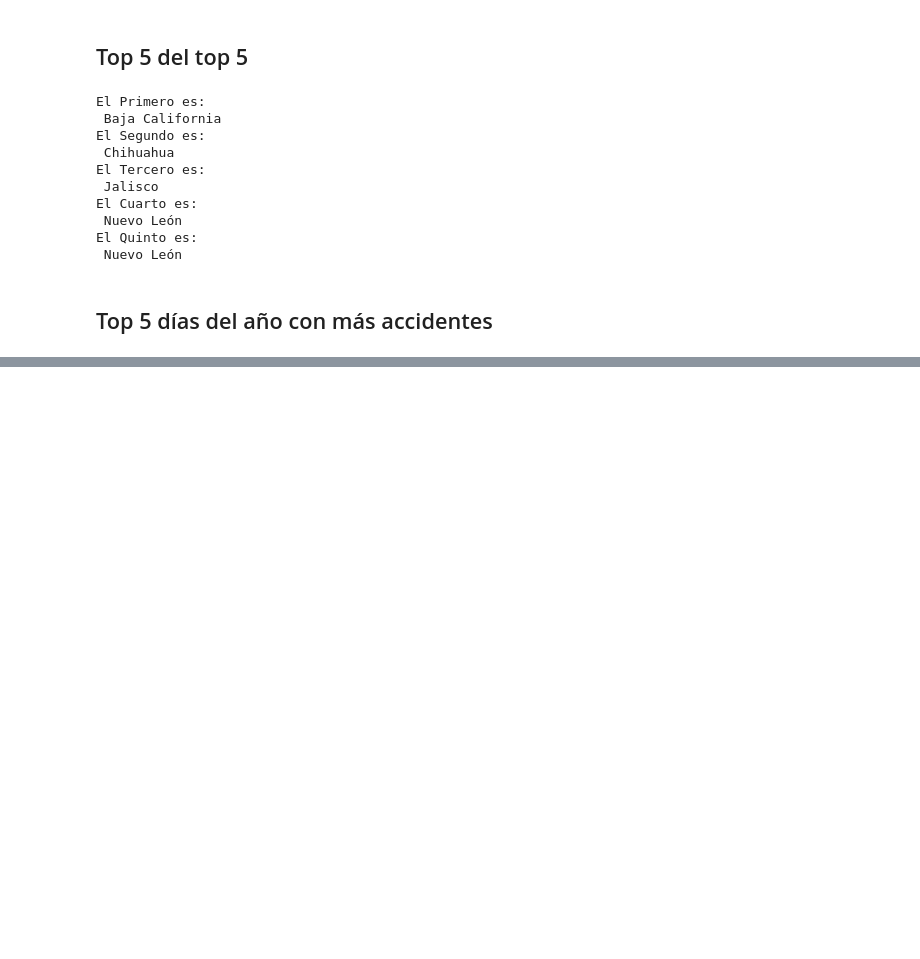
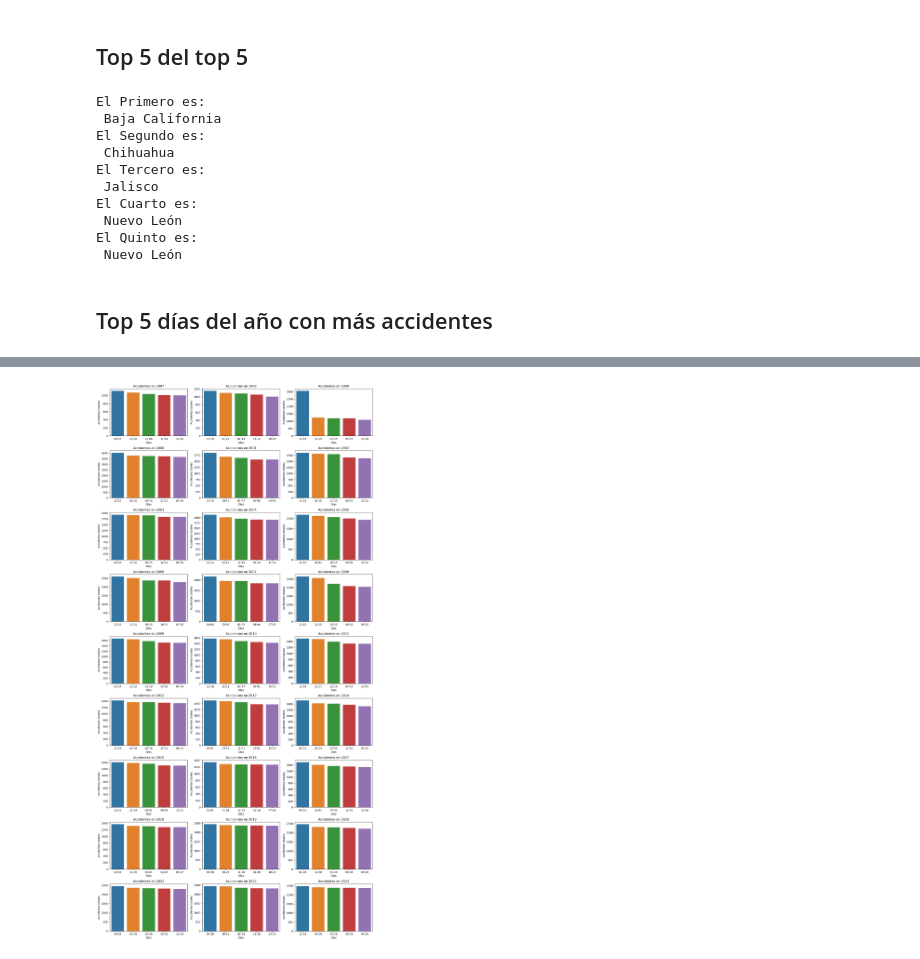
Before and after one commit to DRACDARKTIME/traffic-accidents-mx-1997-2023, a Jupyter notebook: notebooks/1.3-drac-conclusiones.ipynb, the cells around one changed output, grey strips where cells are left out. Drawn from its saved outputs; the diff is of its cells as text; code cells hidden in the pictures; blank space fills up the shorter version.

Commit message:
New information about day with more accidents

```diff
--- a/notebooks/1.3-drac-conclusiones.ipynb
+++ b/notebooks/1.3-drac-conclusiones.ipynb
@@ -86,0 +76,20 @@ df_enriquecido['SEMANA'].value_counts().head
+# %%
+fig, axes = plt.subplots(9,3, figsize=(15,30))
+top_5_todos_anios = []
+for idx, anio in enumerate(range(1997, 2024)):
+    ax = axes[idx // 3, idx % 3]
+    df = df_enriquecido[df_enriquecido['ANIO']==anio]
+    df_top_5, etiquetas_x =features.top_5(df=df,colum='MES_DIA')
+    top_5_todos_anios.append(etiquetas_x)
+    sns.countplot(data=df_top_5, x='MES_DIA', ax=ax, order=df_top_5['MES_DIA'].value_counts().head(5).index)
+
+    ax.set_title(f'Accidentes en {anio}')
+    ax.set_xlabel('Días')
+    ax.set_ylabel('Accidentes totales')
+    #ax.set_xticklabels(rotation=45)
+
+# Ajustar el diseño
+plt.tight_layout()
+plt.show()
+# %% [output]
+[figure, added]
```
Also changed, not shown: parts of 8 cells of this notebook.
